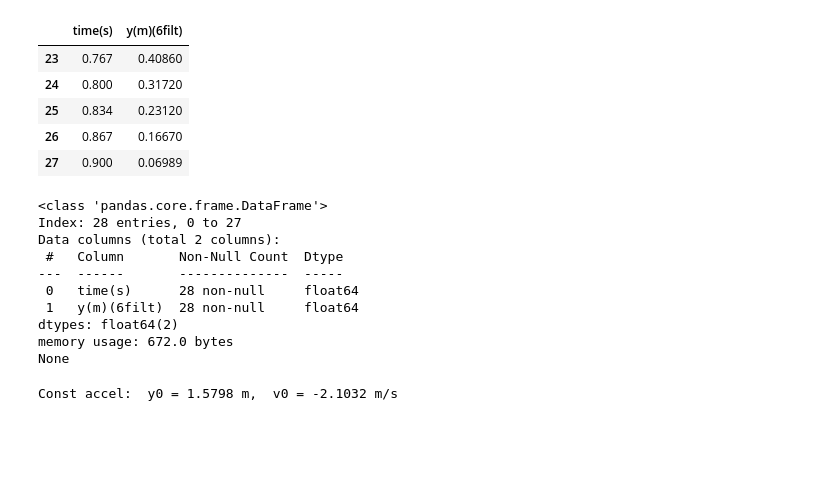
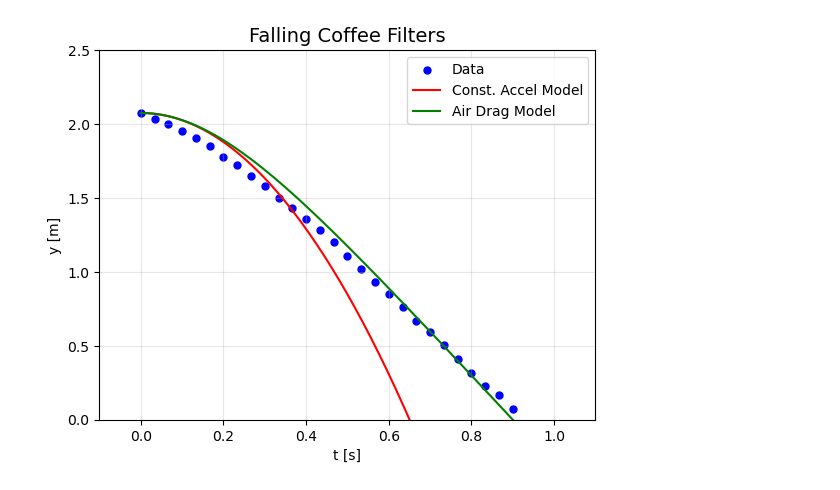
Before and after one commit to Johang727/EGR215, a Jupyter notebook: assignments/Mod10/Dev1/Main.ipynb, the cells around one changed output. Cells and saved outputs as stored; diff of their text form; code cells hidden in the pictures; blank space fills up the shorter version.

```diff
--- a/assignments/Mod10/Dev1/Main.ipynb
+++ b/assignments/Mod10/Dev1/Main.ipynb
@@ -8,48 +8,24 @@ df = pd.read_csv('coffeeFilterData.txt', sep='\t', skiprows=2, header=0)
 # %%
-# Adjust time to start at zero
+# load data
+df = pd.read_csv('coffeeFilterData.txt', sep='\t', skiprows=2)
+# adjust time
 df['time(s)'] = df['time(s)'] - df['time(s)'].min()
-
-# Drop whitespace from bottom
+# drop whitespace
 df.dropna(inplace=True)
 
-display(df.tail())
-print(df.info())
-
+# seperate columns into two arrays
 t_data = df["time(s)"].values
 y_data = df["y(m)(6filt)"].values
-# %% [output]
-|  | time(s) | y(m)(6filt) |
-| 23 | 0.767 | 0.40860 |
-| 24 | 0.800 | 0.31720 |
-| 25 | 0.834 | 0.23120 |
-| 26 | 0.867 | 0.16670 |
-| 27 | 0.900 | 0.06989 |
-<class 'pandas.core.frame.DataFrame'>
-Index: 28 entries, 0 to 27
-Data columns (total 2 columns):
- #   Column       Non-Null Count  Dtype
----  ------       --------------  -----
- 0   time(s)      28 non-null     float64
- 1   y(m)(6filt)  28 non-null     float64
-dtypes: float64(2)
-memory usage: 672.0 bytes
-None
 # %%
-# Define constants
-m = 5.3e-3  # kg (5.3 g)
-g = 9.81       # m/s^2
-k = 4.6e-2
+# constants
+m = 5.3e-3  # kg
+g = 9.81    # m/s^2
+y0 = y_data[0]
 
-ta = np.linspace(0., 1., 200)
+# models
+def const_accel(t):
+    return y0 - 0.5 * g * t**2
 
-# define models
-def const_accel(t, y0, v0):
-    return y0 - v0 * t - 0.5 * g * t**2
+def yf(t, k):
+    vt = np.sqrt(m * g / k)
+    return y0 - (vt**2 / g) * np.log(np.cosh(g * t / vt))
-# %%
-popt_ca, pcov_ca = curve_fit(const_accel, t_data, y_data, p0=[y_data[0], 0.0])
-
-y0_ca, v0_ca = popt_ca
-
-print(f"Const accel:  y0 = {y0_ca:.4f} m,  v0 = {v0_ca:.4f} m/s")
-# %% [output]
-Const accel:  y0 = 1.5798 m,  v0 = -2.1032 m/s
@@ -59,0 +32,24 @@ Const accel:  y0 = 1.5798 m,  v0 = -2.1032 m/s
+# %%
+# fit
+popt, pcov = curve_fit(yf, t_data, y_data, p0=[0.046])
+k_fit = popt[0]
+# %%
+
+# plot
+ta = np.linspace(0.0, 1.0, 200)
+
+plt.scatter(t_data, y_data, color='b', s=25, label='Data')
+plt.plot(ta, const_accel(ta), 'r-', label='Const. Accel Model')
+plt.plot(ta, yf(ta, k_fit), 'g-',
+         label="Air Drag Model")
+plt.xlabel('t [s]')
+plt.ylabel('y [m]')
+plt.title("Falling Coffee Filters", fontsize=14)
+plt.ylim(0, 2.5)
+plt.xlim(-0.1, 1.1)
+plt.legend()
+plt.grid(True, alpha=0.3)
+plt.savefig('coffeeFilterFit.png', dpi=300)
+plt.show()
+# %% [output]
+[figure, added]
```
Also changed, not shown: parts of 2 cells of this notebook.
